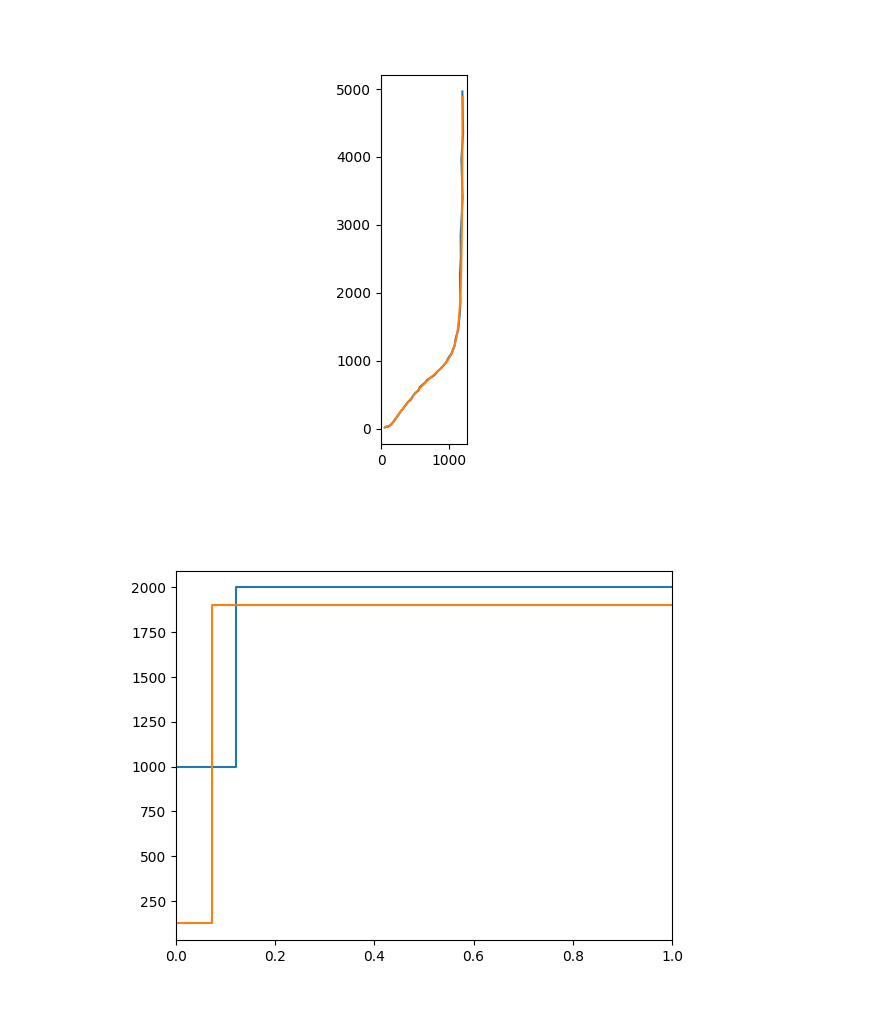
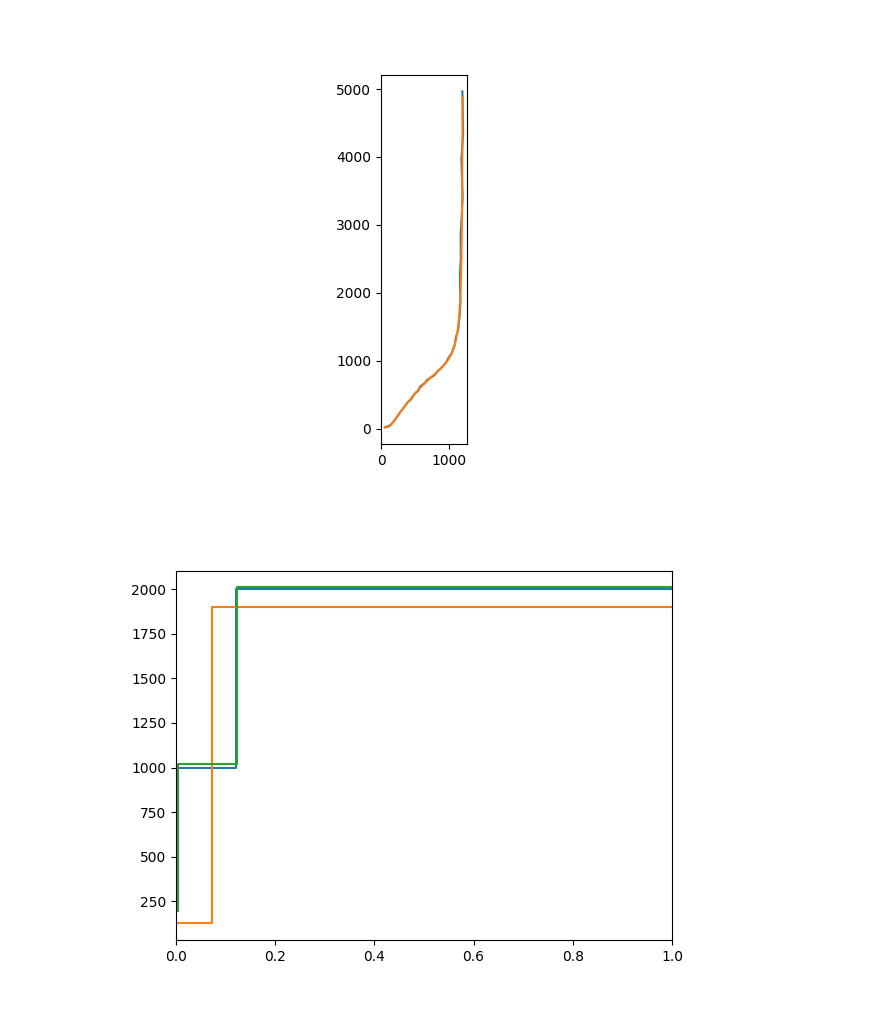
Before and after one commit to Yugal0/fitting-final, a Jupyter notebook: Noise added/2step.ipynb, the cells around one changed output. Drawn from its saved outputs; the diff is of its cells as text; code cells hidden in the pictures.

```diff
--- a/Noise added/2step.ipynb
+++ b/Noise added/2step.ipynb
@@ -66,7 +66,7 @@ b=5
 
 cmodel1=CustomCircuit(initial_guess=[R1,R1*Q,R2*Q,delta1,alpha,Rhfr,Rrxn,Qdl,alpha2],circuit="TLMtwo_1-R_1-p(R_2,CPE_1)")
 
-cmodel1=CustomCircuit(initial_guess=[R1,R1*Q,R2*Q,R3*Q,delta1,alpha,Rhfr,Rrxn,Qdl,alpha2],circuit="TLMtwo_1-R_1-p(R_2,CPE_1)")
+cmodel2=CustomCircuit(initial_guess=[R1,R1*Q,R2*Q,R3*Q,delta1,delta2,alpha,Rhfr,Rrxn,Qdl,alpha2],circuit="TLMthree_1-R_1-p(R_2,CPE_1)")
 # %%
 #wt="unit"
 wt="mod"
@@ -82,10 +82,21 @@ def give_weights(z,wt):
 
 cmodel1.fit(impedance=zexp_noise,frequencies=freq_list,sigma=give_weights(zexp,wt),bounds=[(0,0,0,0,0,0,0,0,0.5),(np.inf,np.inf,np.inf,1,np.inf,np.inf,np.inf,np.inf,1)])
 
-zfit=cmodel1.predict(frequencies=freq_list)
-delta1_fit=cmodel1.parameters_[3]
-R1_fit=cmodel1.parameters_[0]
-R2_fit=cmodel1.parameters_[2]*cmodel1.parameters_[0]/cmodel1.parameters_[1]
+cmodel2.fit(impedance=zexp_noise,frequencies=freq_list,sigma=give_weights(zexp,wt),bounds=[(0,0,0,0,0,0,0,0,0,0,0.5),(np.inf,np.inf,np.inf,np.inf,np.inf,1,np.inf,np.inf,np.inf,np.inf,1)])
+
+
+
+zfit1=cmodel1.predict(frequencies=freq_list)
+delta1_fit1=cmodel1.parameters_[3]
+R1_fit1=cmodel1.parameters_[0]
+R2_fit1=cmodel1.parameters_[2]*cmodel1.parameters_[0]/cmodel1.parameters_[1]
+
+zfit2=cmodel2.predict(frequencies=freq_list)
+delta1_fit2=cmodel2.parameters_[4]
+delta2_fit2=cmodel2.parameters_[5]
+R1_fit2=cmodel2.parameters_[0]
+R2_fit2=cmodel2.parameters_[2]*cmodel2.parameters_[0]/cmodel2.parameters_[1]
+R3_fit2=cmodel2.parameters_[3]*cmodel2.parameters_[0]/cmodel2.parameters_[1]
 # %%
 # fig1, ax1 =plt.subplots()
 # ax1.plot(np.real(zexp),-np.imag(zexp),label="Exp data")
@@ -96,8 +107,10 @@ R2_fit=cmodel1.parameters_[2]*cmodel1.parameters_[0]/cmodel1.parameters_[1]
 # %%
 fig2, ax2= plt.subplots()
 ax2.plot([0,delta1_dt,delta1_dt,1],[R1_dt,R1_dt,R2_dt,R2_dt])
-ax2.plot([0,delta1_fit,delta1_fit,1],[R1_fit,R1_fit,R2_fit,R2_fit])
-# ax2.plot([0,delta1,delta1,1],[R1,R1,R2,R2])
+ax2.plot([0,delta1_fit1,delta1_fit1,1],[R1_fit1,R1_fit1,R2_fit1,R2_fit1])
+# ax2.plot([0,delta1_fit2,delta1_fit2,1],[R1_fit2,R1_fit2,R2_fit2,R2_fit2])
+
+ax2.plot([0,delta1_fit2,delta1_fit2,delta2_fit2+delta1_fit2,delta2_fit2+delta1_fit2,1],[R1_fit2,R1_fit2,R2_fit2,R2_fit2,R3_fit2,R3_fit2])
 ax2.set_xmargin(0)
 # %% [output]
-[figure, old version]
+[figure, new version]
```
